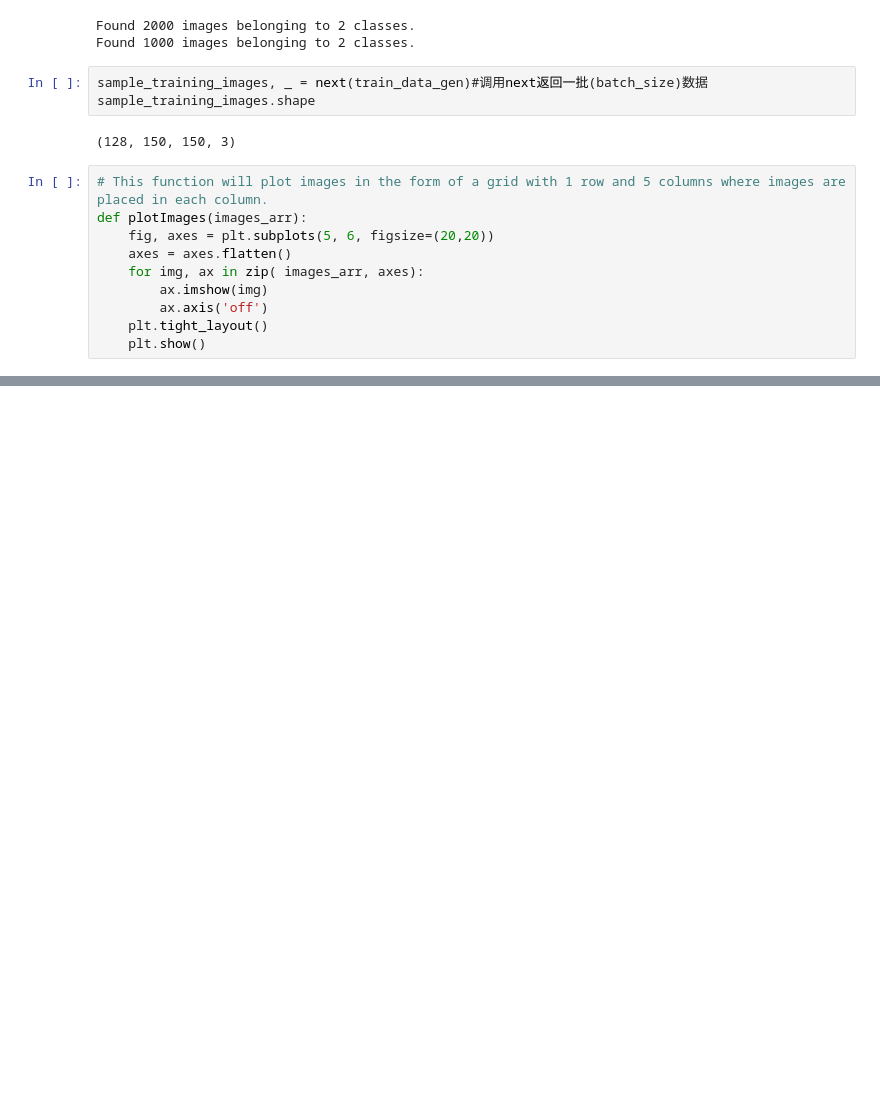
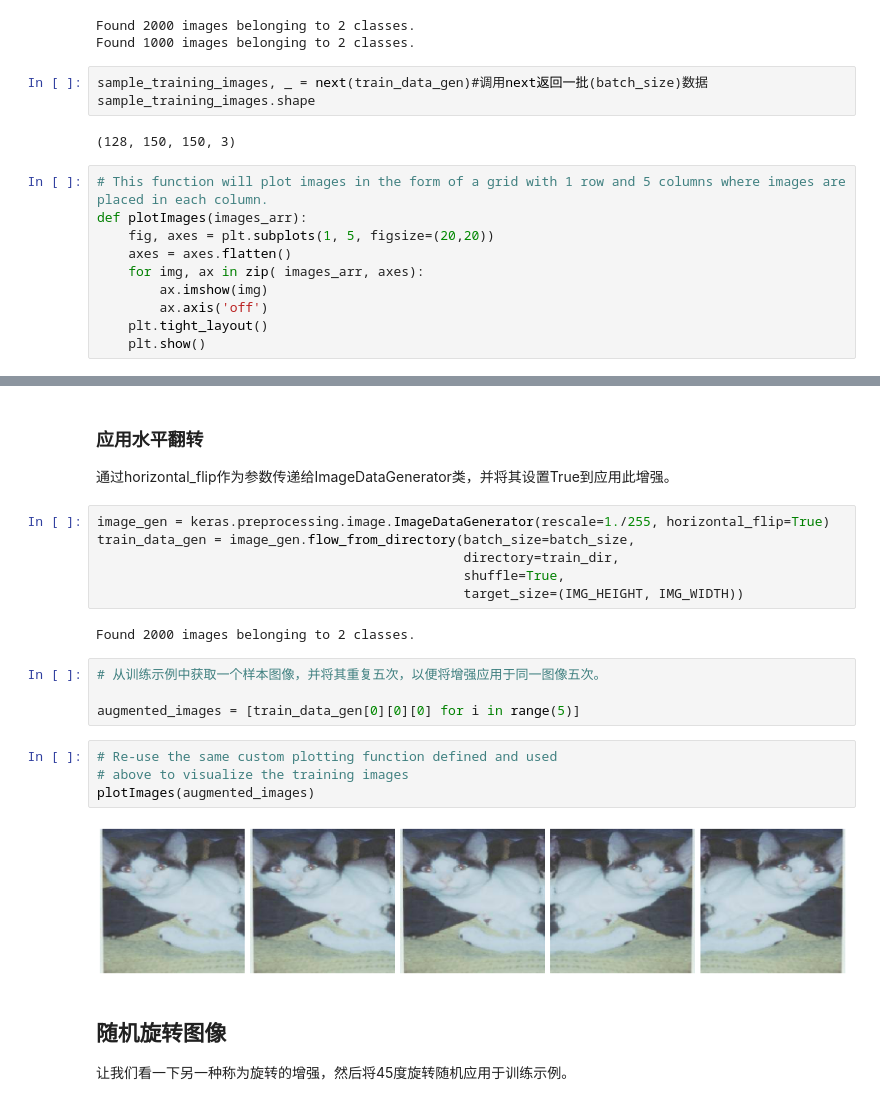
Before and after one commit to z1z22/tensorflow, a Jupyter notebook: 06_10.ImageDataGenerator.ipynb, the cells around one changed output, grey strips where cells are left out. Cells and saved outputs as stored; diff of their text form; blank space fills up the shorter version.

```diff
--- a/06_10.ImageDataGenerator.ipynb
+++ b/06_10.ImageDataGenerator.ipynb
@@ -91,7 +91,7 @@ sample_training_images.shape
 # %%
 # This function will plot images in the form of a grid with 1 row and 5 columns where images are placed in each column.
 def plotImages(images_arr):
-    fig, axes = plt.subplots(5, 6, figsize=(20,20))
+    fig, axes = plt.subplots(1, 5, figsize=(20,20))
     axes = axes.flatten()
     for img, ax in zip( images_arr, axes):
         ax.imshow(img)
@@ -170,0 +218,24 @@ plt.show()
+# %% [markdown]
+### 应用水平翻转
+通过horizontal_flip作为参数传递给ImageDataGenerator类，并将其设置True到应用此增强。
+# %%
+image_gen = keras.preprocessing.image.ImageDataGenerator(rescale=1./255, horizontal_flip=True)
+train_data_gen = image_gen.flow_from_directory(batch_size=batch_size,
+                                               directory=train_dir,
+                                               shuffle=True,
+                                               target_size=(IMG_HEIGHT, IMG_WIDTH))
+# %% [output]
+Found 2000 images belonging to 2 classes.
+# %%
+# 从训练示例中获取一个样本图像，并将其重复五次，以便将增强应用于同一图像五次。
+
+augmented_images = [train_data_gen[0][0][0] for i in range(5)]
+# %%
+# Re-use the same custom plotting function defined and used
+# above to visualize the training images
+plotImages(augmented_images)
+# %% [output]
+[figure, added]
+# %% [markdown]
+## 随机旋转图像
+让我们看一下另一种称为旋转的增强，然后将45度旋转随机应用于训练示例。
```
Also changed, not shown: parts of 26 cells of this notebook, 1 other file.
